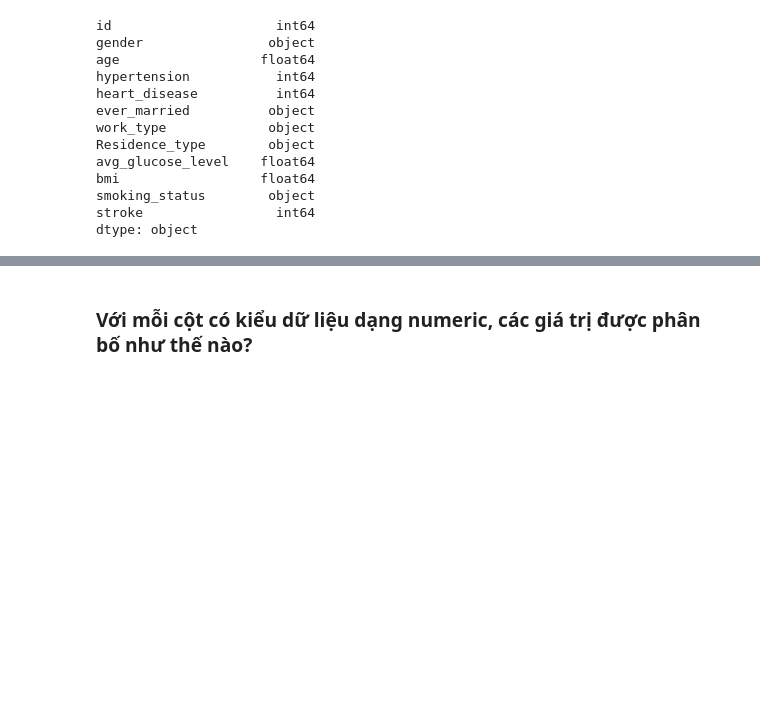
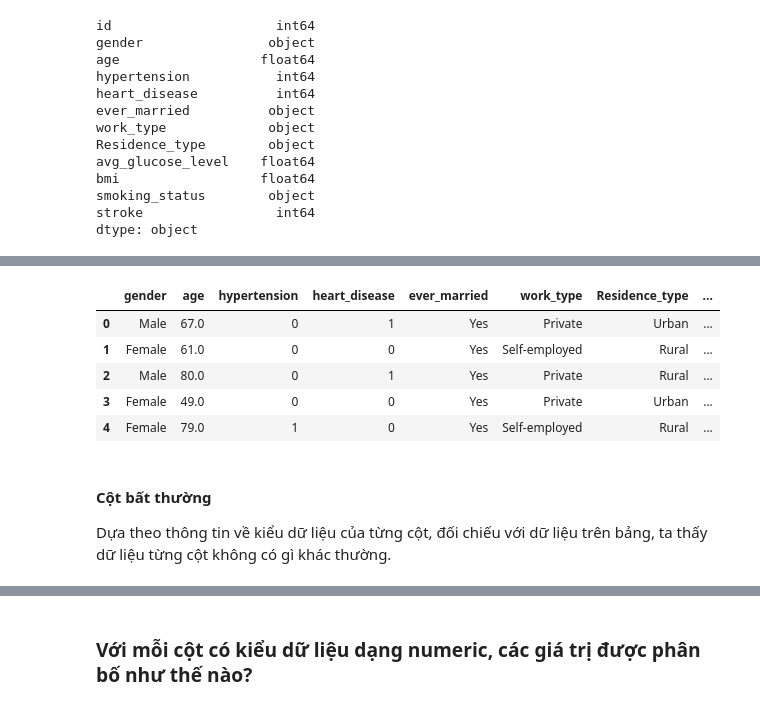
Before and after one commit to luthevy/LTKHDL_Final, a Jupyter notebook: vỹ.ipynb, the cells around one changed output, grey strips where cells are left out. Saved outputs shown, nothing was run; the diff lists cells and outputs as text; code cells hidden in the pictures; blank space fills up the shorter version.

```diff
--- a/vỹ.ipynb
+++ b/vỹ.ipynb
@@ -139,0 +154,13 @@ dtype: object
+# %%
+hcs_df.drop(columns=['id'], inplace=True)
+hcs_df.head()
+# %% [output]
+|  | gender | age | hypertension | heart_disease | ever_married | work_type | Residence_type | ... |
+| 0 | Male | 67.0 | 0 | 1 | Yes | Private | Urban | ... |
+| 1 | Female | 61.0 | 0 | 0 | Yes | Self-employed | Rural | ... |
+| 2 | Male | 80.0 | 0 | 1 | Yes | Private | Rural | ... |
+| 3 | Female | 49.0 | 0 | 0 | Yes | Private | Urban | ... |
+| 4 | Female | 79.0 | 1 | 0 | Yes | Self-employed | Rural | ... |
+# %% [markdown]
+#### Cột bất thường
+Dựa theo thông tin về kiểu dữ liệu của từng cột, đối chiếu với dữ liệu trên bảng, ta thấy dữ liệu từng cột không có gì khác thường.
```
Also changed, not shown: parts of 23 cells of this notebook.
